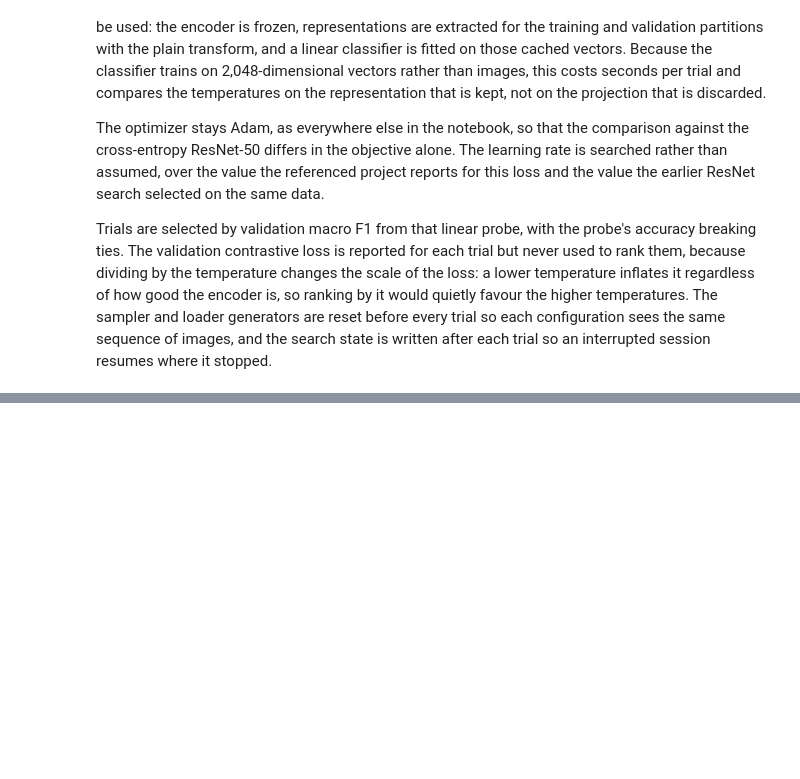
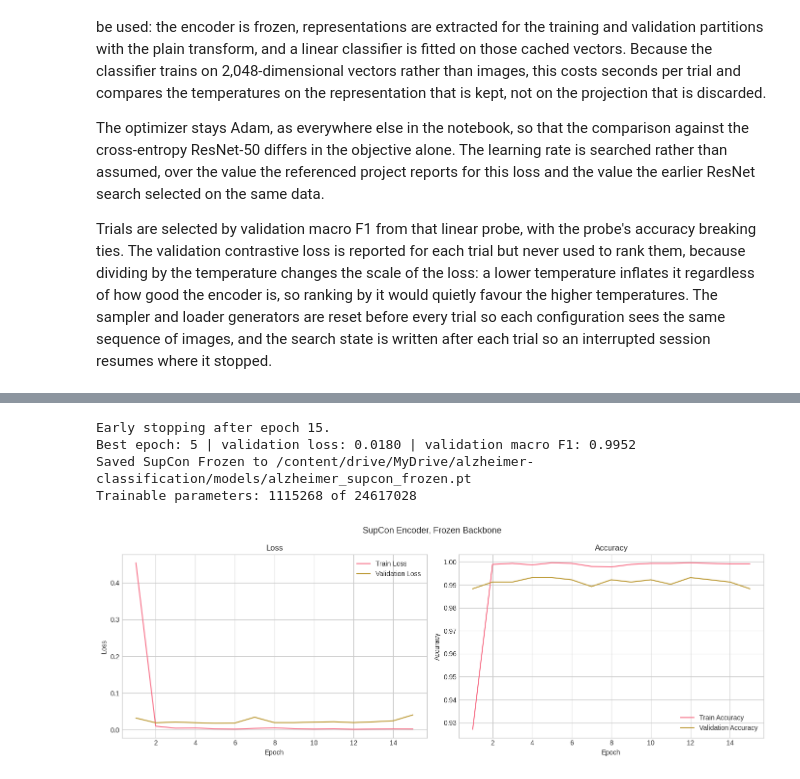
Before and after one commit to VladetaV/Deep-Learning-For-Human-Body-Marker-Augmentation, a Jupyter notebook: alzheimer_classification.ipynb, the cells around one changed output, grey strips where cells are left out. Saved outputs shown, nothing was run; the diff lists cells and outputs as text; code cells hidden in the pictures; blank space fills up the shorter version.

Commit message:
Add SupCon classification and save experiment results

```diff
--- a/alzheimer_classification.ipynb
+++ b/alzheimer_classification.ipynb
@@ -2197,0 +2379,22 @@ plot_contrastive_metrics(contrastive_metrics, title='Selected SupCon Encoder')
+# %%
+frozen_classifier, frozen_metrics = train_contrastive_classifier(
+    freeze_backbone=True,
+    model_path=FROZEN_CLASSIFIER_PATH,
+    model_name='SupCon Frozen',
+)
+
+trainable = sum(
+    parameter.numel()
+    for parameter in frozen_classifier.parameters()
+    if parameter.requires_grad
+)
+total = sum(parameter.numel() for parameter in frozen_classifier.parameters())
+print(f'Trainable parameters: {trainable} of {total}')
+
+plot_training_metrics(frozen_metrics, title='SupCon Encoder, Frozen Backbone')
+# %% [output]
+Early stopping after epoch 15.
+Best epoch: 5 | validation loss: 0.0180 | validation macro F1: 0.9952
+Saved SupCon Frozen to /content/drive/MyDrive/alzheimer-classification/models/alzheimer_supcon_frozen.pt
+Trainable parameters: 1115268 of 24617028
+[figure, added]
```
Also changed, not shown: parts of 23 cells of this notebook.
